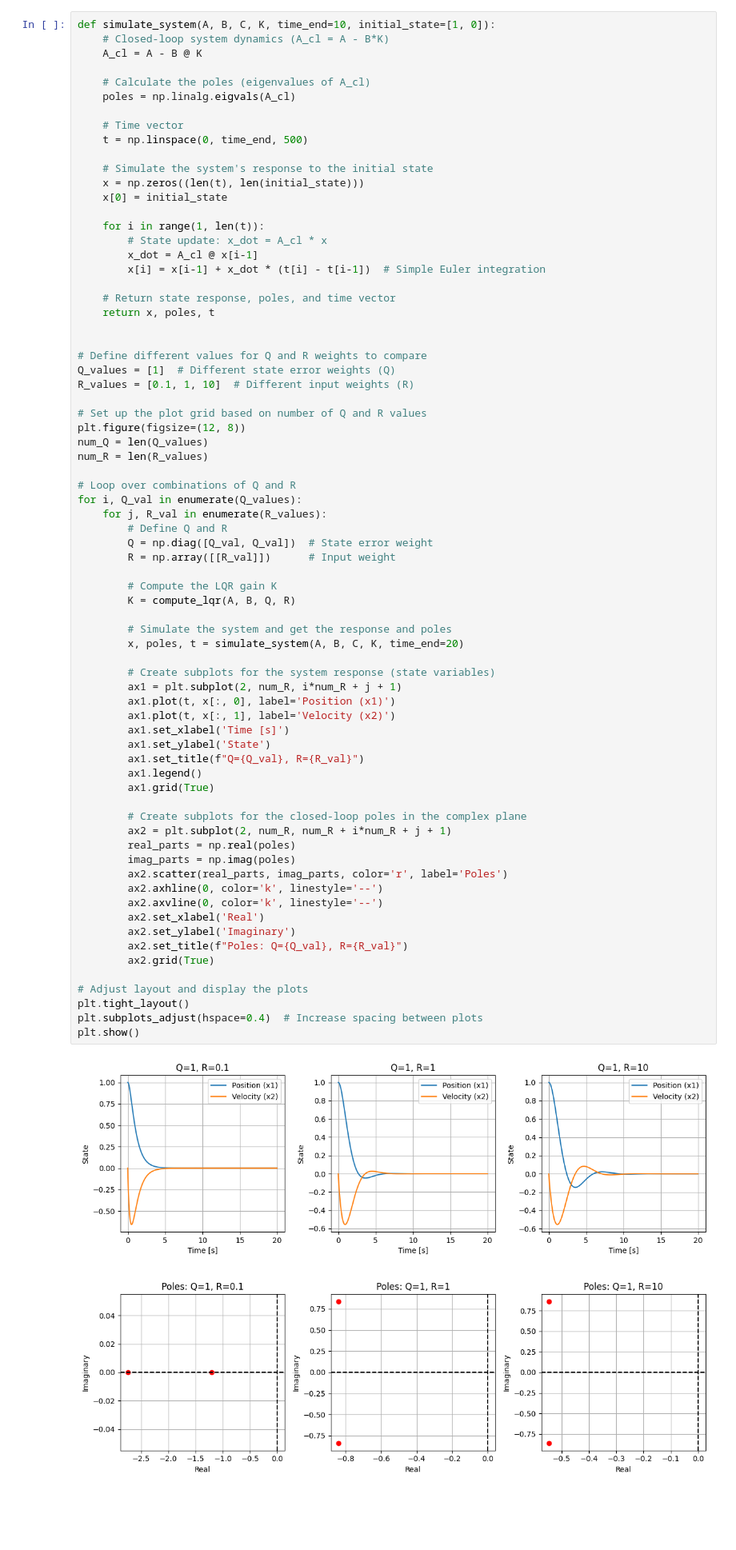
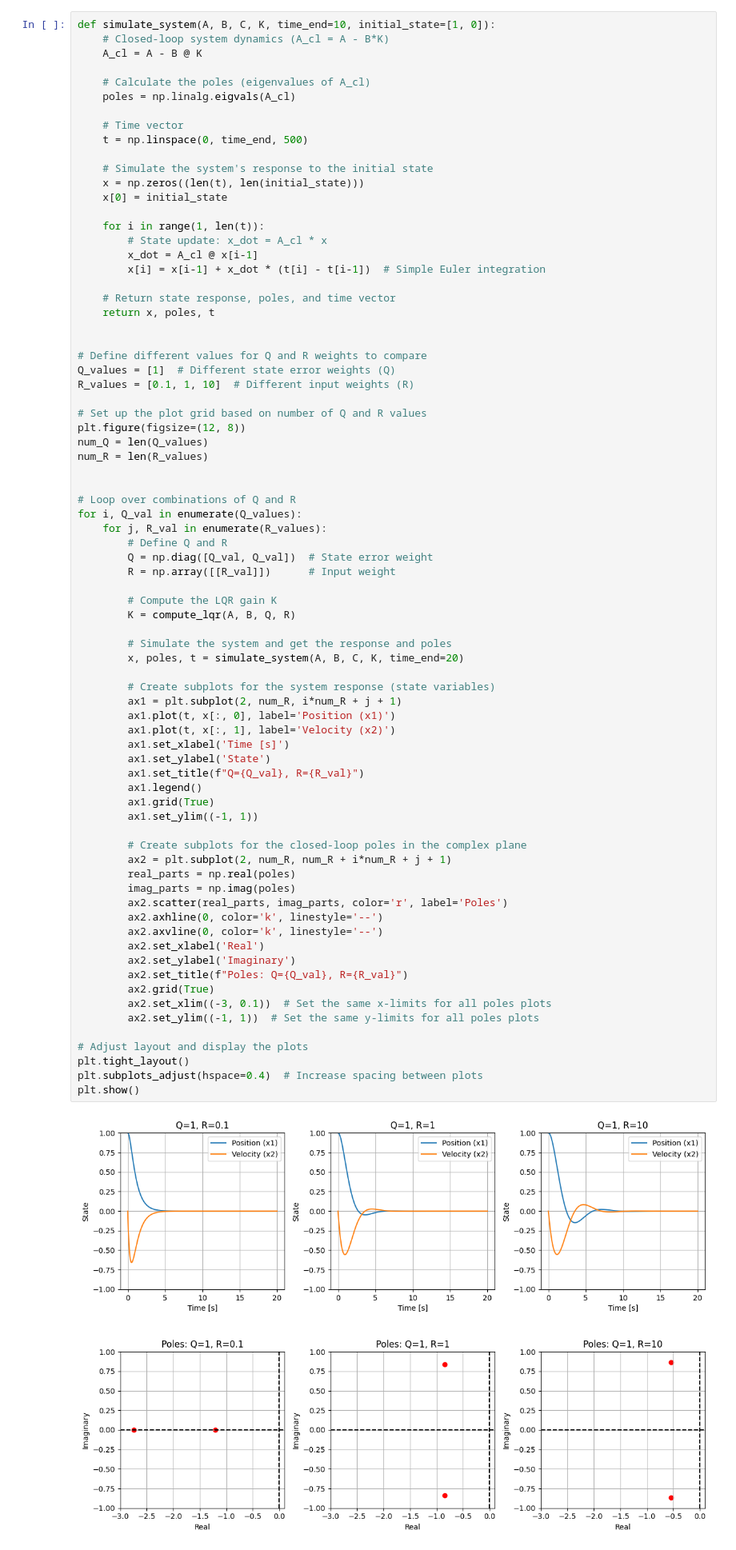
Before and after one commit to idsc-frazzoli/CS2-notebooks, a Jupyter notebook: 2025/ps03/ps03_draft.ipynb, the cells around one changed output. Shown at 80% size. Drawn from its saved outputs; the diff is of its cells as text; blank space fills up the shorter version.

```diff
--- a/2025/ps03/ps03_draft.ipynb
+++ b/2025/ps03/ps03_draft.ipynb
@@ -100,6 +100,7 @@ plt.figure(figsize=(12, 8))
 num_Q = len(Q_values)
 num_R = len(R_values)
 
+
 # Loop over combinations of Q and R
 for i, Q_val in enumerate(Q_values):
     for j, R_val in enumerate(R_values):
@@ -113,33 +114,36 @@ for i, Q_val in enumerate(Q_values):
         # Simulate the system and get the response and poles
         x, poles, t = simulate_system(A, B, C, K, time_end=20)
 
         # Create subplots for the system response (state variables)
         ax1 = plt.subplot(2, num_R, i*num_R + j + 1)
         ax1.plot(t, x[:, 0], label='Position (x1)')
         ax1.plot(t, x[:, 1], label='Velocity (x2)')
         ax1.set_xlabel('Time [s]')
         ax1.set_ylabel('State')
         ax1.set_title(f"Q={Q_val}, R={R_val}")
         ax1.legend()
         ax1.grid(True)
+        ax1.set_ylim((-1, 1))
 
         # Create subplots for the closed-loop poles in the complex plane
         ax2 = plt.subplot(2, num_R, num_R + i*num_R + j + 1)
         real_parts = np.real(poles)
         imag_parts = np.imag(poles)
         ax2.scatter(real_parts, imag_parts, color='r', label='Poles')
         ax2.axhline(0, color='k', linestyle='--')
         ax2.axvline(0, color='k', linestyle='--')
         ax2.set_xlabel('Real')
         ax2.set_ylabel('Imaginary')
         ax2.set_title(f"Poles: Q={Q_val}, R={R_val}")
         ax2.grid(True)
+        ax2.set_xlim((-3, 0.1))  # Set the same x-limits for all poles plots
+        ax2.set_ylim((-1, 1))  # Set the same y-limits for all poles plots
 
 # Adjust layout and display the plots
 plt.tight_layout()
 plt.subplots_adjust(hspace=0.4)  # Increase spacing between plots
 plt.show()
 # %% [output]
-[figure, old version]
+[figure, new version]
 # %% [markdown]
 The results align with our intuition. The more negative the real part of the poles, the quicker the output converges to the reference. In the first case with the highest $\frac{Q}{R}$ Ratio, we converge very fast and there is no oscillation.
```
